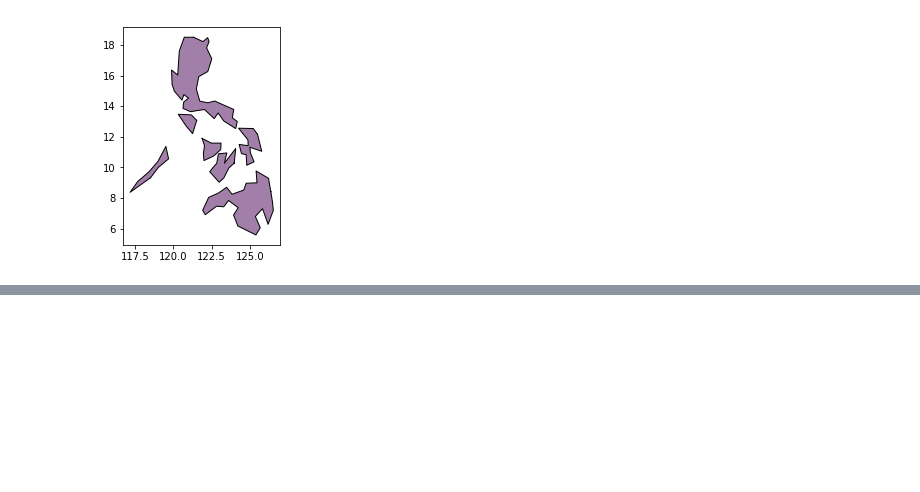
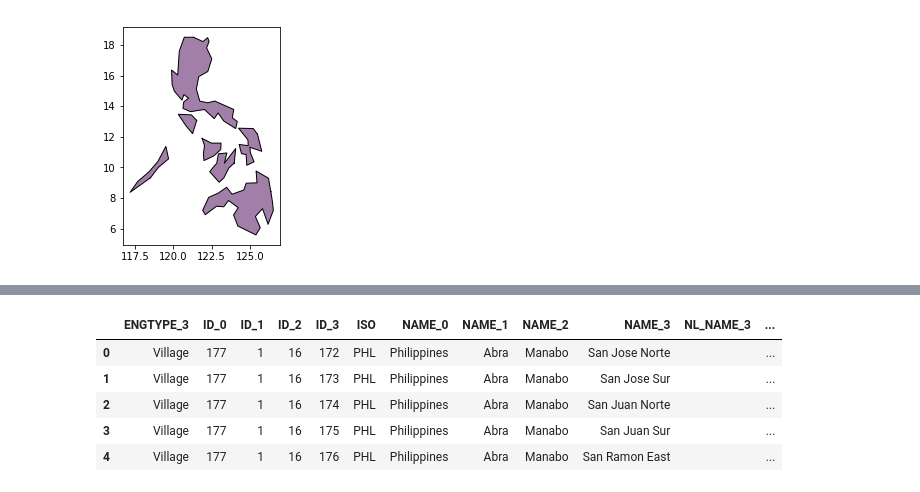
Before and after one commit to fjcamillo/Learn-GeoPandas, a Jupyter notebook: project_files/GeoPandas.ipynb, the cells around one changed output, grey strips where cells are left out. Drawn from its saved outputs; the diff is of its cells as text; code cells hidden in the pictures; blank space fills up the shorter version.

Commit message:
added brgy shp

```diff
--- a/project_files/GeoPandas.ipynb
+++ b/project_files/GeoPandas.ipynb
@@ -437,0 +452,11 @@ philgadm = gdp.GeoDataFrame
+# %%
+brgy = gpd.GeoDataFrame.from_file('./final/Barangays.shp')
+# %%
+brgy.head()
+# %% [output]
+|  | ENGTYPE_3 | ID_0 | ID_1 | ID_2 | ID_3 | ISO | NAME_0 | NAME_1 | NAME_2 | NAME_3 | NL_NAME_3 | ... |
+| 0 | Village | 177 | 1 | 16 | 172 | PHL | Philippines | Abra | Manabo | San Jose Norte |  | ... |
+| 1 | Village | 177 | 1 | 16 | 173 | PHL | Philippines | Abra | Manabo | San Jose Sur |  | ... |
+| 2 | Village | 177 | 1 | 16 | 174 | PHL | Philippines | Abra | Manabo | San Juan Norte |  | ... |
+| 3 | Village | 177 | 1 | 16 | 175 | PHL | Philippines | Abra | Manabo | San Juan Sur |  | ... |
+| 4 | Village | 177 | 1 | 16 | 176 | PHL | Philippines | Abra | Manabo | San Ramon East |  | ... |
```
Also changed, not shown: parts of 6 cells of this notebook.
